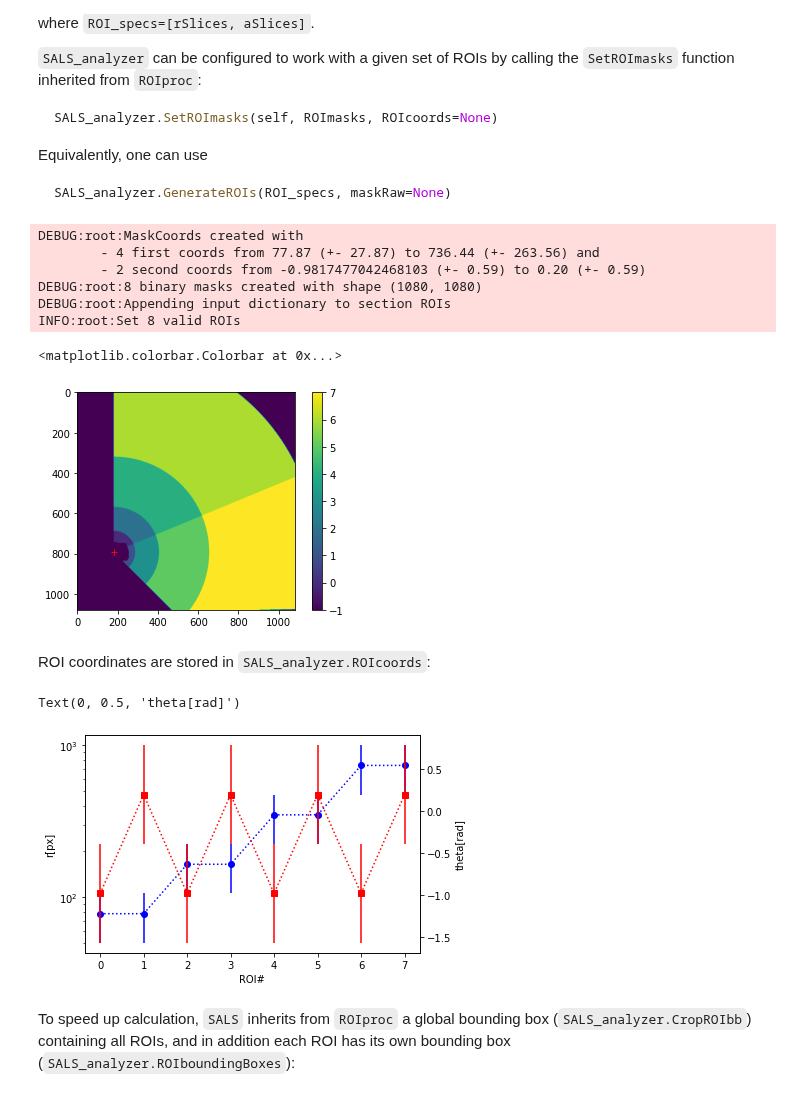
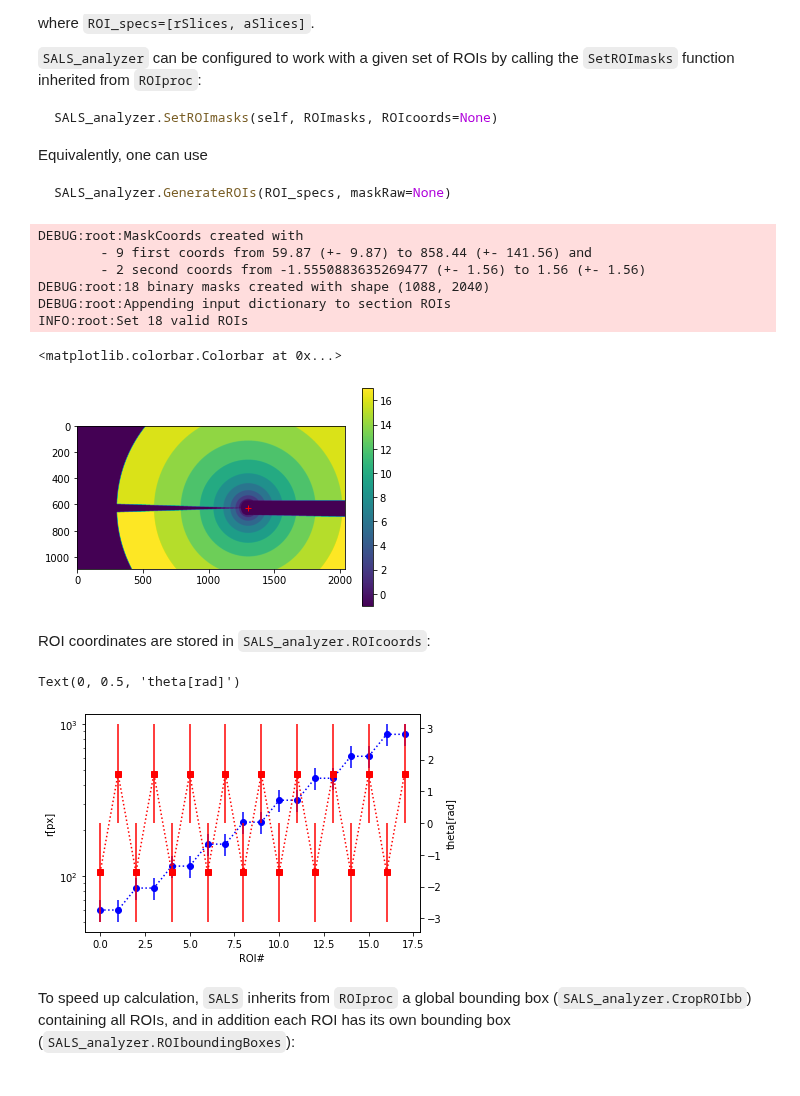
Before and after one commit to steaime/DSHpy, a Jupyter notebook: tutorial5_SALS.ipynb, the cells around one changed output. Saved outputs shown, nothing was run; the diff lists cells and outputs as text; code cells hidden in the pictures.

````diff
--- a/tutorial5_SALS.ipynb
+++ b/tutorial5_SALS.ipynb
@@ -28,7 +28,7 @@ INFO:root:SALS tutorial started
 ```SALS``` class is designed to analyze far-field light scattering experiments in the small-angle configuration, where image pixels map not in different locations of the sample (as in DSH) but in different scattering vectors. A typical speckle field in SALS experiment looks like this:
 # %%
 froot = r'..\SALS_test'
-MIinput = MI.MIfile(os.path.join(froot, 'MI_SLS.raw'))
+MIinput = MI.MIfile(os.path.join(froot, 'MI_SLS2.raw'))
 MIinput.OpenForReading()
 plt.imshow(MIinput.GetImage(0))
 # %% [output]
@@ -58,7 +59,7 @@ where:
 
 An empty ```SALS``` object can be initialized by specifying just the input ```MIfile``` and ```centerPos```:
 # %%
-SLS_ctrPos = [182, 793]
+SLS_ctrPos = [1303, 624]
 SALS_analyzer = LS.SALS(MIinput, centerPos=SLS_ctrPos)
 print(SALS_analyzer)
 # %% [output]
@@ -107,22 +109,22 @@ Equivalently, one can use
 SALS_analyzer.GenerateROIs(ROI_specs, maskRaw=None)
 ```
 # %%
-ROI_specs = [np.geomspace(50, 1000, 5), np.linspace(-np.pi/2, np.pi/4, 3)]
-px_mask = MI.ReadBinary(os.path.join(froot, 'MI_SLS_pxmask.raw'), MIinput.ImageShape(), 'B')
+ROI_specs = [np.geomspace(50, 1000, 10), np.linspace(-np.pi*0.99, np.pi*0.99, 3)]
+px_mask = MI.ReadBinary(os.path.join(froot, 'MI_SLS2_pxmask.raw'), MIinput.ImageShape(), 'B')
 SALS_analyzer.GenerateROIs(ROI_specs, px_mask)
 
 plt.imshow(SALS_analyzer.ROIs)
 plt.plot(*SALS_analyzer.centerPos, 'r+')
 plt.colorbar()
 # %% [output]
 DEBUG:root:MaskCoords created with
-        - 4 first coords from 77.87 (+- 27.87) to 736.44 (+- 263.56) and
-        - 2 second coords from -0.9817477042468103 (+- 0.59) to 0.20 (+- 0.59)
-DEBUG:root:8 binary masks created with shape (1080, 1080)
+        - 9 first coords from 59.87 (+- 9.87) to 858.44 (+- 141.56) and
+        - 2 second coords from -1.5550883635269477 (+- 1.56) to 1.56 (+- 1.56)
+DEBUG:root:18 binary masks created with shape (1088, 2040)
 DEBUG:root:Appending input dictionary to section ROIs
-INFO:root:Set 8 valid ROIs
+INFO:root:Set 18 valid ROIs
 <matplotlib.colorbar.Colorbar at 0x...>
-[figure, old version]
+[figure, new version]
 # %% [markdown]
 ROI coordinates are stored in ```SALS_analyzer.ROIcoords```:
 # %%
@@ -136,7 +138,7 @@ ax.set_xlabel('ROI#')
 ax2.set_ylabel(SALS_analyzer.ROIcoord_names[1])
 # %% [output]
 Text(0, 0.5, 'theta[rad]')
-[figure, old version]
+[figure, new version]
 # %% [markdown]
 To speed up calculation, ```SALS``` inherits from ```ROIproc``` a global bounding box (```SALS_analyzer.CropROIbb```) containing all ROIs, and in addition each ROI has its own bounding box (```SALS_analyzer.ROIboundingBoxes```):
 # %%
````
Also changed, not shown: parts of 16 cells of this notebook, 5 other files.
